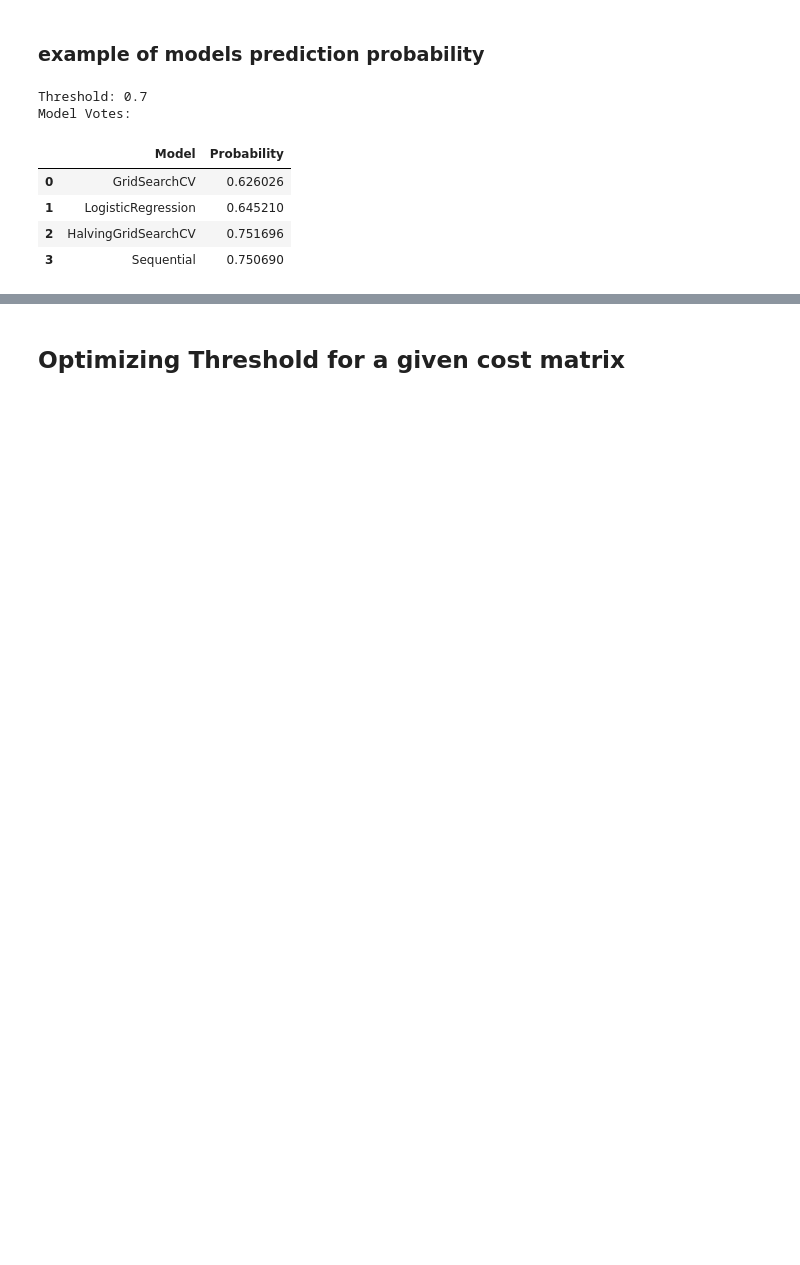
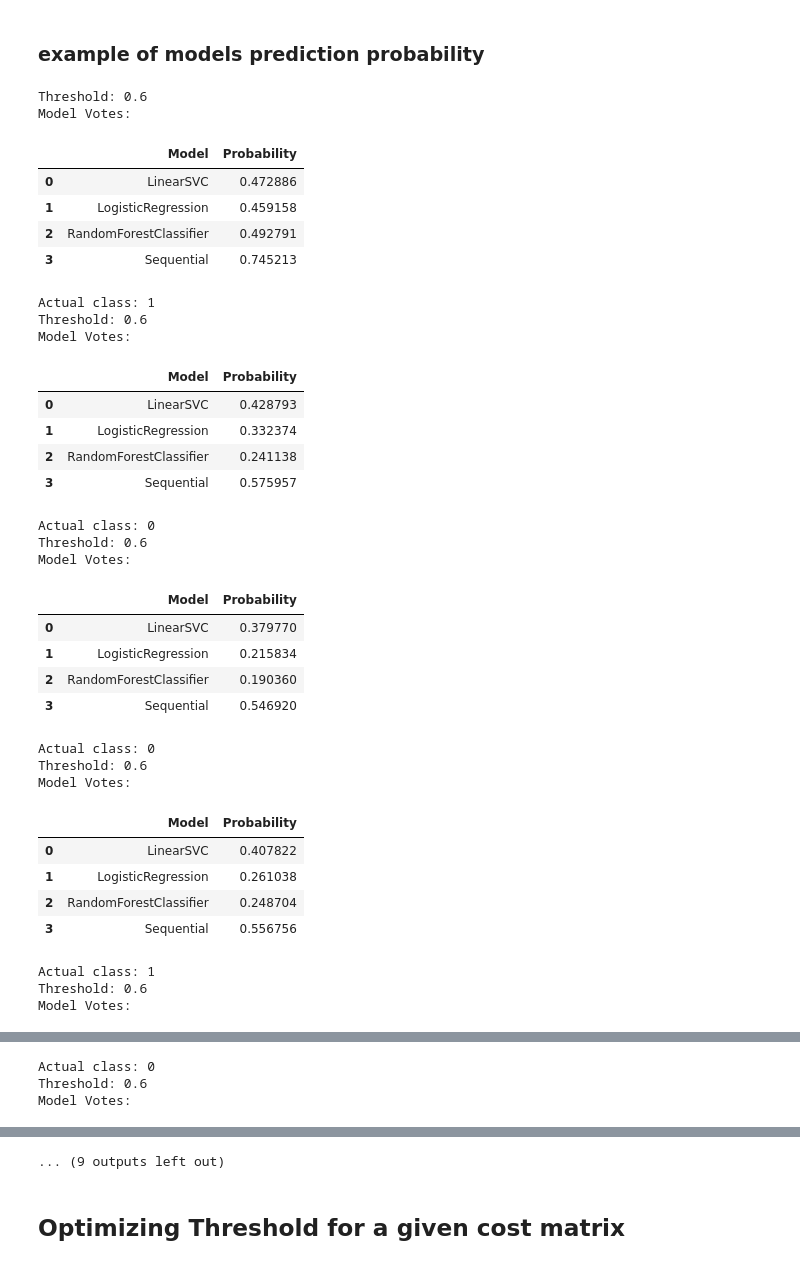
Before and after one commit to dbellenberg/CostSensitiveCreditRisk, a Jupyter notebook: final_project/merged_final_version/final_ml_project.ipynb, the cells around one changed output, grey strips where cells are left out. Drawn from its saved outputs; the diff is of its cells as text; code cells hidden in the pictures; blank space fills up the shorter version.

```diff
--- a/final_project/merged_final_version/final_ml_project.ipynb
+++ b/final_project/merged_final_version/final_ml_project.ipynb
@@ -551,0 +356,21 @@ weighted avg       0.73      0.73      0.73      1745
+# %%
+# Simple Neural Network
+NN_simple_model = Sequential()
+NN_simple_model.add(Dense(160, activation='relu', input_shape=(X_train.shape[1],)))
+NN_simple_model.add(Dropout(0.3))
+NN_simple_model.add(Dense(160, activation='relu'))
+NN_simple_model.add(Dropout(0.2))
+NN_simple_model.add(Dense(160, activation='relu'))
+NN_simple_model.add(Dropout(0.3))
+NN_simple_model.add(Dense(1, activation='sigmoid'))
+
+# Compile the model
+NN_simple_model.compile(optimizer='sgd', loss='binary_crossentropy', metrics=["accuracy"])
+
+# Train the model
+NN_simple_model.fit(X_train, y_train, epochs=100, batch_size=64, verbose=1)
+
+# Predict with the model
+y_pred_nn = (NN_simple_model.predict(X_test) > 0.5).astype("int32")
+
+evaluate(y_test, y_pred_nn, "Neural Network")
@@ -561,7 +407,9 @@ weighted avg       0.73      0.73      0.73      1745
 ![image.png](attachment:image.png)
 # %%
 # Define the models
-models = [svm_opt, lr_opt, rf_opt, nn_opt]
+#models = [svm_opt, lr_opt, rf_opt, nn_opt]
+
+models = [svm_cs, lr_cs, rf_cs, NN_simple_model]
 # %%
 def sigmoid(x):
     return 1 / (1 + np.exp(-x))
@@ -625,17 +473,50 @@ def actual_voting_algo(model_probs, threshold):
 # %% [markdown]
 ### example of models prediction probability
 # %%
-sample = X_test[6]  # Select the first sample from the test set
+#loop from 0 to 10
+for i in range(0, 10):
 
-# Use the voting function to predict the class of the sample
-model_probs = model_probabilities(models, sample.reshape(1, -1), threshold= 0.7)
+    sample = X_test[i]  # Select the first sample from the test set
 
-hlp.print_votes_and_prediction(model_probs, threshold=0.7)
+    # Use the voting function to predict the class of the sample
+    model_probs = model_probabilities(models, sample.reshape(1, -1), threshold= 0.6)
+
+    hlp.print_votes_and_prediction(model_probs, threshold=0.6)
+
+    #actual class
+    print("Actual class:", y_test.iloc[i])
 # %% [output]
-Threshold: 0.7
+Threshold: 0.6
 Model Votes:
 |  | Model | Probability |
-| 0 | GridSearchCV | 0.626026 |
-| 1 | LogisticRegression | 0.645210 |
-| 2 | HalvingGridSearchCV | 0.751696 |
-| 3 | Sequential | 0.750690 |
+| 0 | LinearSVC | 0.472886 |
+| 1 | LogisticRegression | 0.459158 |
+| 2 | RandomForestClassifier | 0.492791 |
+| 3 | Sequential | 0.745213 |
+Actual class: 1
+Threshold: 0.6
+Model Votes:
+|  | Model | Probability |
+| 0 | LinearSVC | 0.428793 |
+| 1 | LogisticRegression | 0.332374 |
+| 2 | RandomForestClassifier | 0.241138 |
+| 3 | Sequential | 0.575957 |
+Actual class: 0
+Threshold: 0.6
+Model Votes:
+|  | Model | Probability |
+| 0 | LinearSVC | 0.379770 |
+| 1 | LogisticRegression | 0.215834 |
+| 2 | RandomForestClassifier | 0.190360 |
+| 3 | Sequential | 0.546920 |
+Actual class: 0
+Threshold: 0.6
+Model Votes:
+|  | Model | Probability |
+| 0 | LinearSVC | 0.407822 |
+| 1 | LogisticRegression | 0.261038 |
+| 2 | RandomForestClassifier | 0.248704 |
+| 3 | Sequential | 0.556756 |
+Actual class: 1
+Threshold: 0.6
+Model Votes:
@@ -641,0 +528,3 @@ Model Votes:
+Actual class: 0
+Threshold: 0.6
+Model Votes:
@@ -642,3 +536,4 @@ Model Votes:
+... (9 outputs left out)
 # %% [markdown]
 <a id='5a'></a>
 ## Optimizing Threshold for a given cost matrix
```
Also changed, not shown: parts of 33 cells of this notebook, 4 other files.
